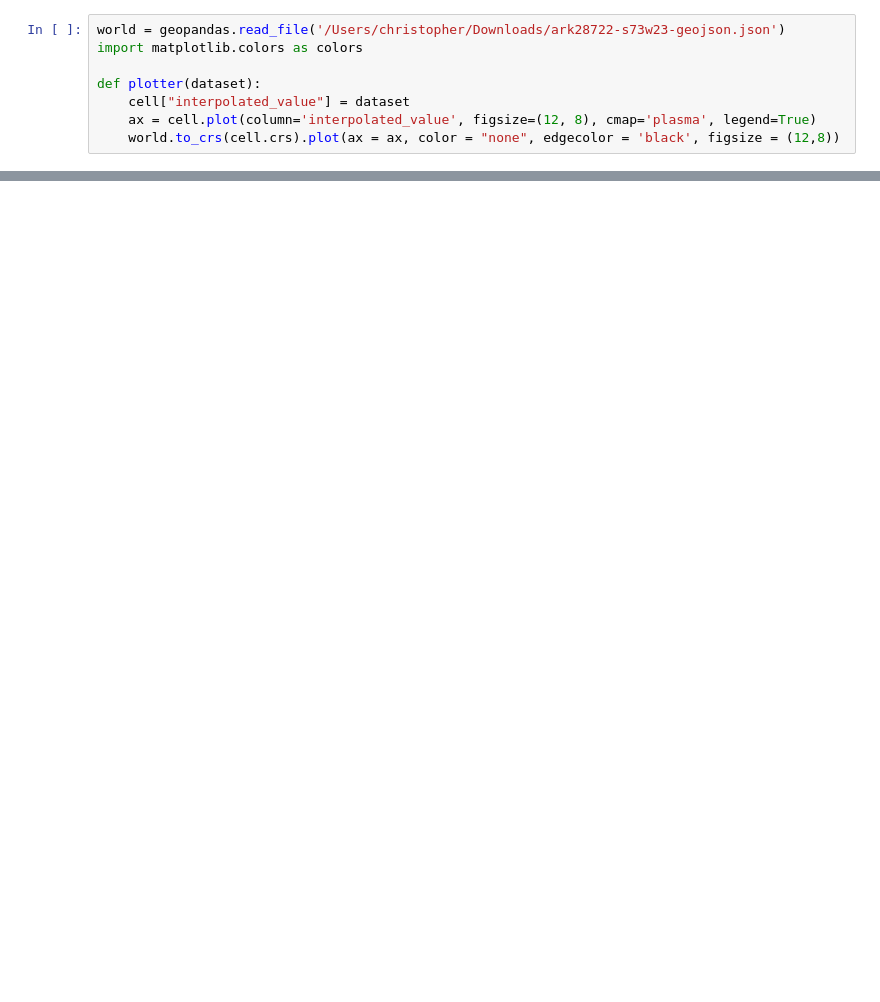
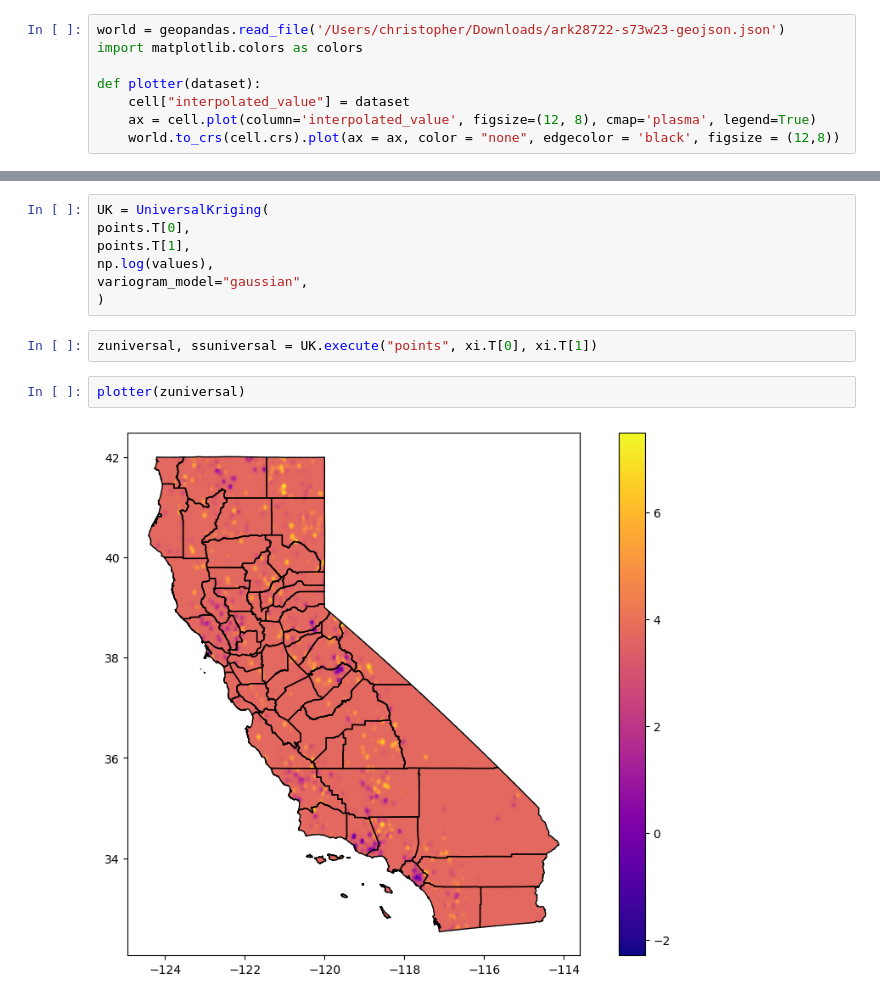
Before and after one commit to ternarysrche/rmp-wildfire, a Jupyter notebook: kriging_fires.ipynb, the cells around one changed output, grey strips where cells are left out. Saved outputs shown, nothing was run; the diff lists cells and outputs as text; blank space fills up the shorter version.

```diff
--- a/kriging_fires.ipynb
+++ b/kriging_fires.ipynb
@@ -125,0 +123,13 @@ plotter(zstar)
+# %%
+UK = UniversalKriging(
+points.T[0],
+points.T[1],
+np.log(values),
+variogram_model="gaussian",
+)
+# %%
+zuniversal, ssuniversal = UK.execute("points", xi.T[0], xi.T[1])
+# %%
+plotter(zuniversal)
+# %% [output]
+[figure, added]
```
Also changed, not shown: parts of 10 cells of this notebook, 4 other files.
